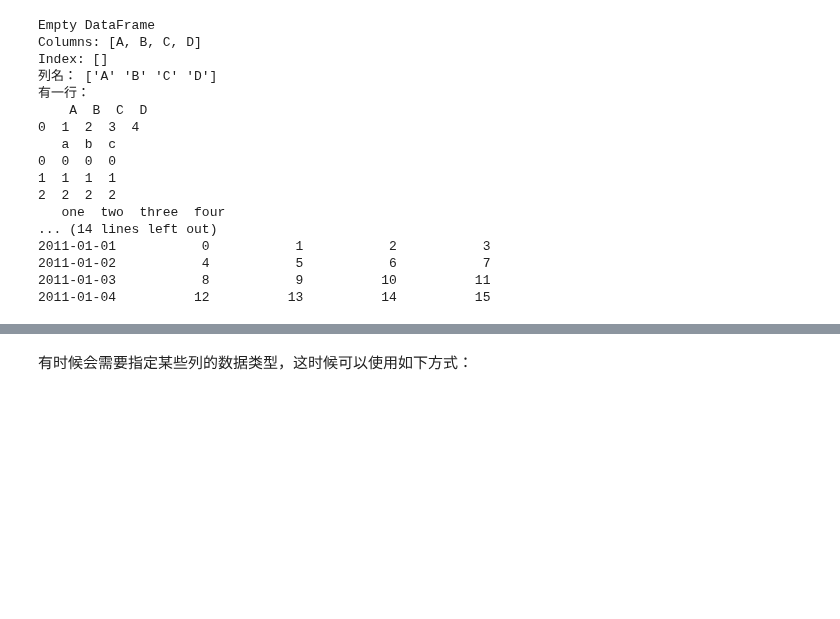
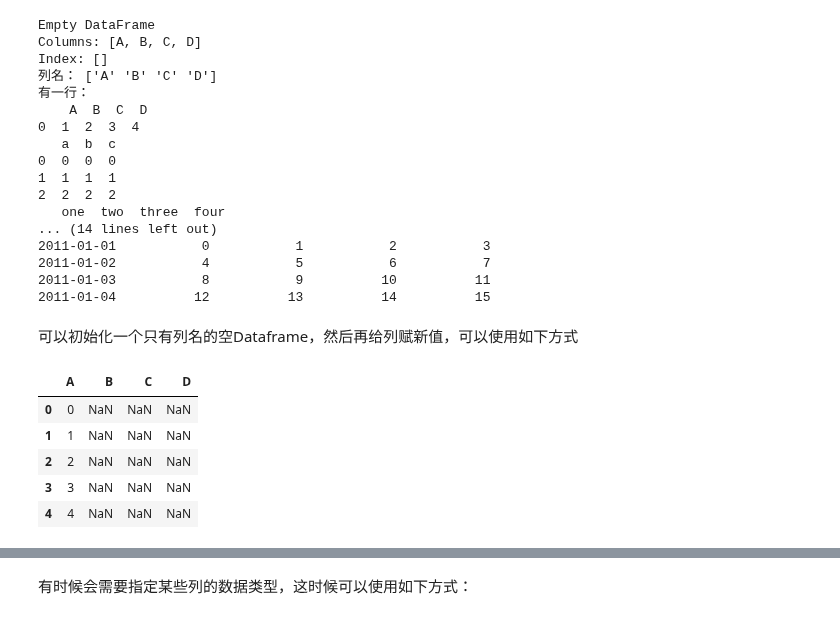
Before and after one commit to iHeadWater/hydrus, a Jupyter notebook: 2-pandas-examples/basic-pandas.ipynb, the cells around one changed output, grey strips where cells are left out. Drawn from its saved outputs; the diff is of its cells as text; code cells hidden in the pictures; blank space fills up the shorter version.

```diff
--- a/2-pandas-examples/basic-pandas.ipynb
+++ b/2-pandas-examples/basic-pandas.ipynb
@@ -112,3 +131,17 @@ Index: []
 2011-01-02           4           5           6           7
 2011-01-03           8           9          10          11
 2011-01-04          12          13          14          15
+# %% [markdown]
+可以初始化一个只有列名的空Dataframe，然后再给列赋新值，可以使用如下方式
+# %%
+import pandas as pd
+df0 = pd.DataFrame(columns=['A', 'B', 'C', 'D'])
+df0["A"] = np.arange(5)
+df0
+# %% [output]
+|  | A | B | C | D |
+| 0 | 0 | NaN | NaN | NaN |
+| 1 | 1 | NaN | NaN | NaN |
+| 2 | 2 | NaN | NaN | NaN |
+| 3 | 3 | NaN | NaN | NaN |
+| 4 | 4 | NaN | NaN | NaN |
```
Also changed, not shown: parts of 43 cells of this notebook, 3 other files.
